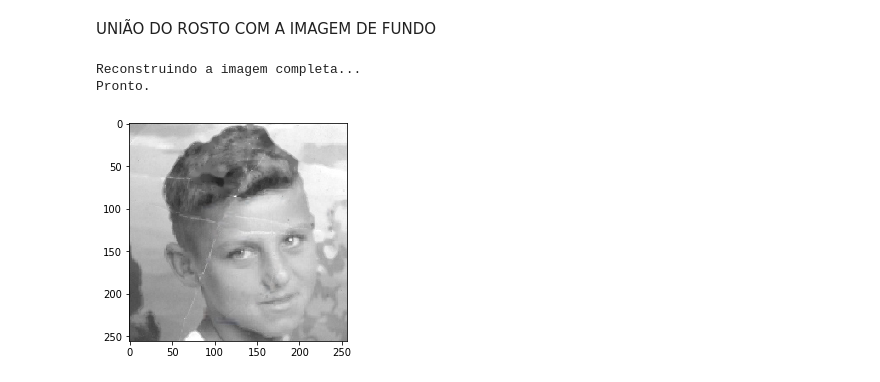
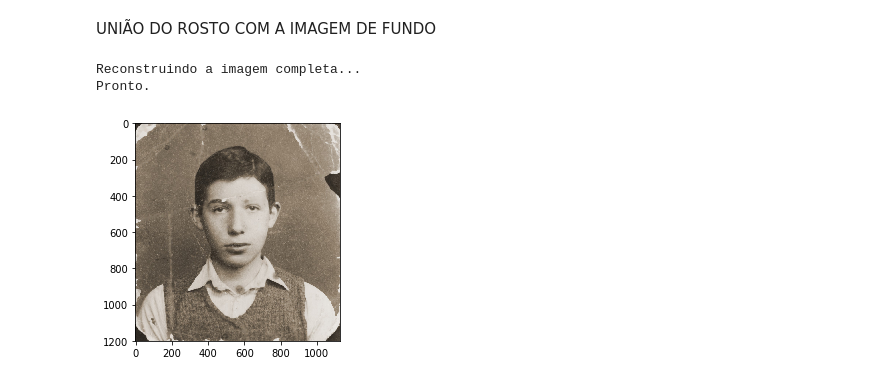
Before and after one commit to izabel-ferrari/projeto-formatura-poli, a Jupyter notebook: Inpaint.ipynb, the cells around one changed output. Cells and saved outputs as stored; diff of their text form; code cells hidden in the pictures.

Commit message:
rollback to resize image with mask and add parameter to damage type

```diff
--- a/Inpaint.ipynb
+++ b/Inpaint.ipynb
@@ -93,7 +93,7 @@ image_cropped = image[y:y+h, x:x+w]
 #     plt.imshow(image_cropped)
 
 # Redimensionamento do rosto
-face = image_cropped
+face = utils.resize_face(w, h, image_cropped)
 cv2.imwrite(FACE_FILEPATH, cv2.cvtColor(face, cv2.COLOR_BGR2RGB))
 plt.imshow(face)
 
@@ -127,6 +127,7 @@ face_rect_mask = mask.get_rect_mask(face)
 face_mask = mask.get_mask(face)
 mask.remove_eyes_from_mask(face_mask, true_eyes)
 mixed = ~face_rect_mask & face_mask
+face_mask_total = face_mask | face_rect_mask
 
 mask.remove_eyes_from_mask(face_rect_mask, true_eyes)
 mask.remove_border_from_mask(face_rect_mask)
@@ -163,6 +164,8 @@ plt.imshow(face_inpaint)
 # Redimensionando o rosto restaurado para o tamanho original
 face_inpaint_redim = cv2.resize(face_inpaint, (w, h), interpolation = cv2.INTER_AREA)
 
+face_mask_total = cv2.resize(face_mask_total, (w, h), interpolation = cv2.INTER_AREA)
+
 utils.print_done()
 # %% [output]
 Restaurando o rosto com Generative Inpaint...
@@ -172,7 +175,7 @@ Pronto.
 RESTAURAÇÃO DA IMAGEM DE FUNDO
 # %%
 print('Restaurando o fundo da imagem...')
-image_mask = mask.get_mask(image)
+image_mask = mask.get_mask(image, "both")
 mask.remove_face_from_mask(image_mask, x, y, w, h)
 # cv2.imwrite(MASK_IMG_FILEPATH, image_mask)
 plt.imshow(image_mask, cmap='gray')
@@ -193,15 +196,14 @@ Pronto.
 UNIÃO DO ROSTO COM A IMAGEM DE FUNDO
 # %%
 print('Reconstruindo a imagem completa...')
-
 image_final = np.copy(image_inpaint)
-image_final[y:y+h, x:x+w] = face_inpaint_redim
+image_final[y:y+h, x:x+w][face_mask_total == 255] = face_inpaint_redim[face_mask_total == 255]
 
 cv2.imwrite(INPAINT_FINAL_FILEPATH, cv2.cvtColor(image_final, cv2.COLOR_BGR2RGB))
 plt.imshow(image_final)
 
 utils.print_done()
 # %% [output]
 Reconstruindo a imagem completa...
 Pronto.
-[figure, old version]
+[figure, new version]
```
Also changed, not shown: parts of 9 cells of this notebook, 1 other file.
